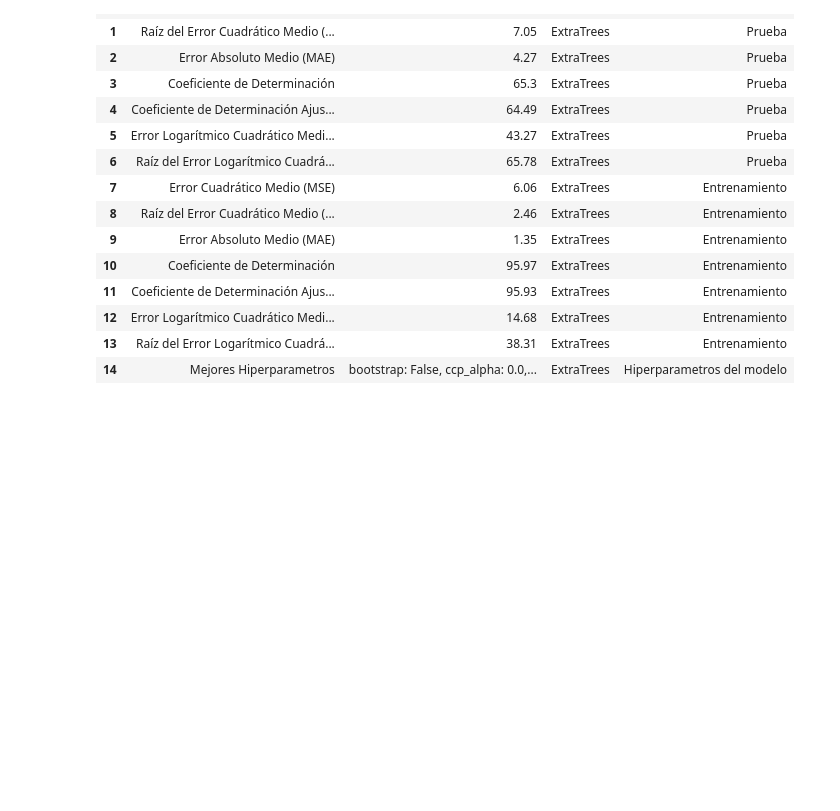
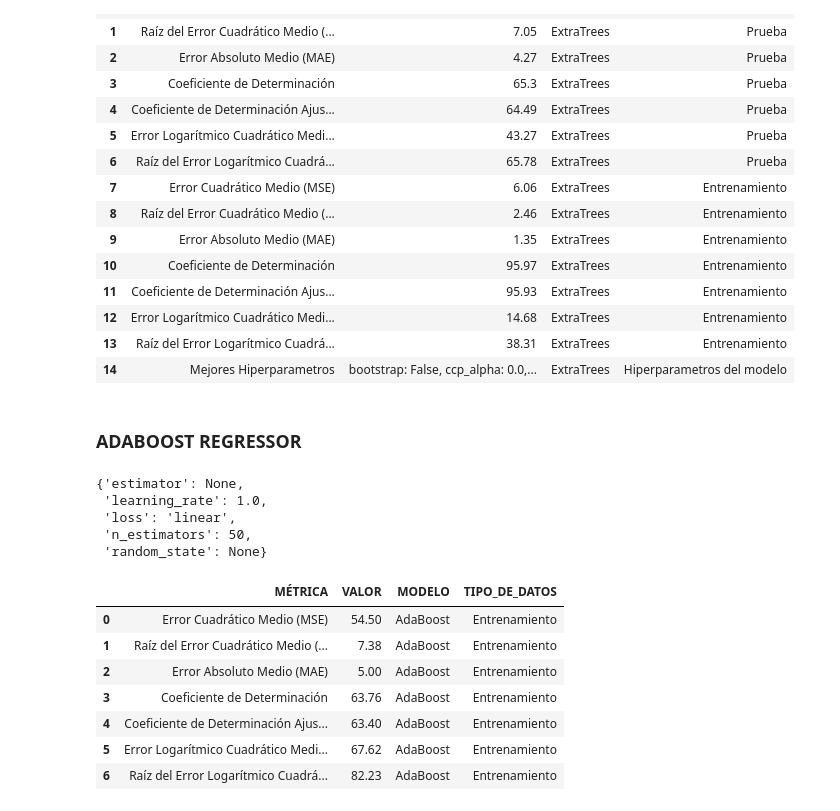
Before and after one commit to CamiloeSotoS/UNIVERSIDAD-DISTRITAL-PROYECTO, a Jupyter notebook: MÓDULO ANALÍTICA PREDICTIVA/MÓDULO_ANALITICA_MODELOS_REGRESION_DEF.ipynb, the cells around one changed output. Cells and saved outputs as stored; diff of their text form; code cells hidden in the pictures; blank space fills up the shorter version.

```diff
--- a/MÓDULO ANALÍTICA PREDICTIVA/MÓDULO_ANALITICA_MODELOS_REGRESION_DEF.ipynb
+++ b/MÓDULO ANALÍTICA PREDICTIVA/MÓDULO_ANALITICA_MODELOS_REGRESION_DEF.ipynb
@@ -1574,3 +1574,74 @@ resultados_df_extra
 | 12 | Error Logarítmico Cuadrático Medi... | 14.68 | ExtraTrees | Entrenamiento |
 | 13 | Raíz del Error Logarítmico Cuadrá... | 38.31 | ExtraTrees | Entrenamiento |
 | 14 | Mejores Hiperparametros | bootstrap: False, ccp_alpha: 0.0,... | ExtraTrees | Hiperparametros del modelo |
+# %% [markdown]
+### ADABOOST REGRESSOR
+# %%
+from sklearn.ensemble import AdaBoostRegressor
+estimator  = AdaBoostRegressor()
+estimator.get_params()
+# %% [output]
+{'estimator': None,
+ 'learning_rate': 1.0,
+ 'loss': 'linear',
+ 'n_estimators': 50,
+ 'random_state': None}
+# %%
+def entrenar_modelo_ADA_con_transformacion(X_trn, Y_trn):
+    # Aplicar la transformación Yeo-Johnson
+    X_trn_transformado = X_trn
+    parameters = {'learning_rate' : [i/10000.0 for i in range(5,20,5)],
+                  'n_estimators':[i for i in range(1,50,1)]}
+    semilla=7
+    modelo = AdaBoostRegressor(estimator = None,random_state= None)
+    num_folds=10
+    kfold = StratifiedKFold(n_splits=num_folds, random_state=semilla, shuffle=True)
+    metrica ='neg_mean_squared_error'
+    grid = GridSearchCV(estimator=modelo, param_grid=parameters, scoring=metrica, cv=kfold, n_jobs=-1)
+    grid_resultado = grid.fit(X_trn, Y_trn)
+    mejores_hiperparametros_ADA=grid_resultado.best_params_
+    mejor_modelo = AdaBoostRegressor(**grid_resultado.best_params_)
+    mejor_modelo.fit(X_trn_transformado, Y_trn)
+    return mejor_modelo,grid_resultado.best_params_
+
+modelo_ADA, mejores_hiperparametros_ADA= entrenar_modelo_ADA_con_transformacion(X_trn, Y_trn)
+# %%
+# Predecir las etiquetas para los datos de prueba
+resultados_df_ADA = pd.DataFrame(columns=['MÉTRICA', 'VALOR'])
+# Predicciones del modelo
+Y_pred = modelo_ADA.predict(X_trn)
+
+# Cálculo de métricas
+mse = mean_squared_error(Y_trn, Y_pred)
+rmse = np.sqrt(mse)
+mae = mean_absolute_error(Y_trn, Y_pred)
+r2 = r2_score(Y_trn, Y_pred)
+msle = mean_squared_log_error(Y_trn, Y_pred)
+rmsle = np.sqrt(msle)
+n = len(Y_trn)
+k = X_trn.shape[1]
+r2_ajustado = 1 - ((1 - r2) * (n - 1) / (n - k - 1))
+
+# Crear un DataFrame para cada métrica
+df_MSE = pd.DataFrame({'MÉTRICA': ['Error Cuadrático Medio (MSE)'], 'VALOR': [round(mse, 2)]})
+df_RMSE= pd.DataFrame({'MÉTRICA': ['Raíz del Error Cuadrático Medio (RMSE)'], 'VALOR': [round(rmse, 2)]})
+df_MAE = pd.DataFrame({'MÉTRICA': ['Error Absoluto Medio (MAE)'], 'VALOR': [round(mae, 2)]})
+df_R2 = pd.DataFrame({'MÉTRICA': ['Coeficiente de Determinación'], 'VALOR': [round(r2*100, 2)]})
+df_R2A = pd.DataFrame({'MÉTRICA': ['Coeficiente de Determinación Ajustado'], 'VALOR': [round(r2_ajustado*100, 2)]})
+df_MSLE=pd.DataFrame({'MÉTRICA': ['Error Logarítmico Cuadrático Medio (MSLE)'], 'VALOR': [round(msle*100, 2)]})
+df_RMSLE=pd.DataFrame({'MÉTRICA': ['Raíz del Error Logarítmico Cuadrático Medio (RMSLE)'], 'VALOR': [round(rmsle*100, 2)]})
+# Concatenar los DataFrames
+resultados_df_ADA_entrenamiento = pd.concat([resultados_df_ADA, df_MSE,df_RMSE,df_MAE,df_R2,df_R2A,df_MSLE,df_RMSLE], ignore_index=True)
+resultados_df_ADA_entrenamiento["MODELO"]='AdaBoost'
+resultados_df_ADA_entrenamiento["TIPO_DE_DATOS"]='Entrenamiento'
+# Imprimir el DataFrame con los resultados
+resultados_df_ADA_entrenamiento
+# %% [output]
+|  | MÉTRICA | VALOR | MODELO | TIPO_DE_DATOS |
+| 0 | Error Cuadrático Medio (MSE) | 54.50 | AdaBoost | Entrenamiento |
+| 1 | Raíz del Error Cuadrático Medio (... | 7.38 | AdaBoost | Entrenamiento |
+| 2 | Error Absoluto Medio (MAE) | 5.00 | AdaBoost | Entrenamiento |
+| 3 | Coeficiente de Determinación | 63.76 | AdaBoost | Entrenamiento |
+| 4 | Coeficiente de Determinación Ajus... | 63.40 | AdaBoost | Entrenamiento |
+| 5 | Error Logarítmico Cuadrático Medi... | 67.62 | AdaBoost | Entrenamiento |
+| 6 | Raíz del Error Logarítmico Cuadrá... | 82.23 | AdaBoost | Entrenamiento |
```
Also changed, not shown: parts of 17 cells of this notebook.
